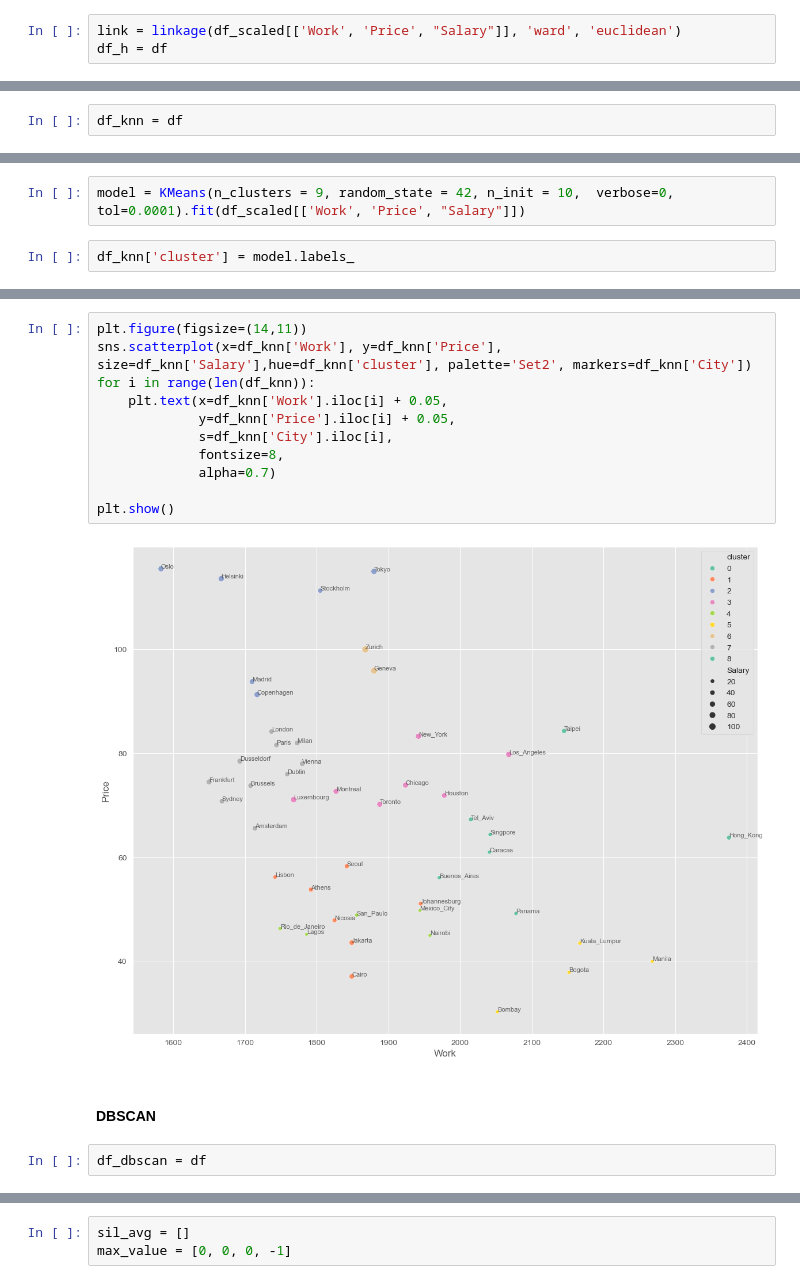
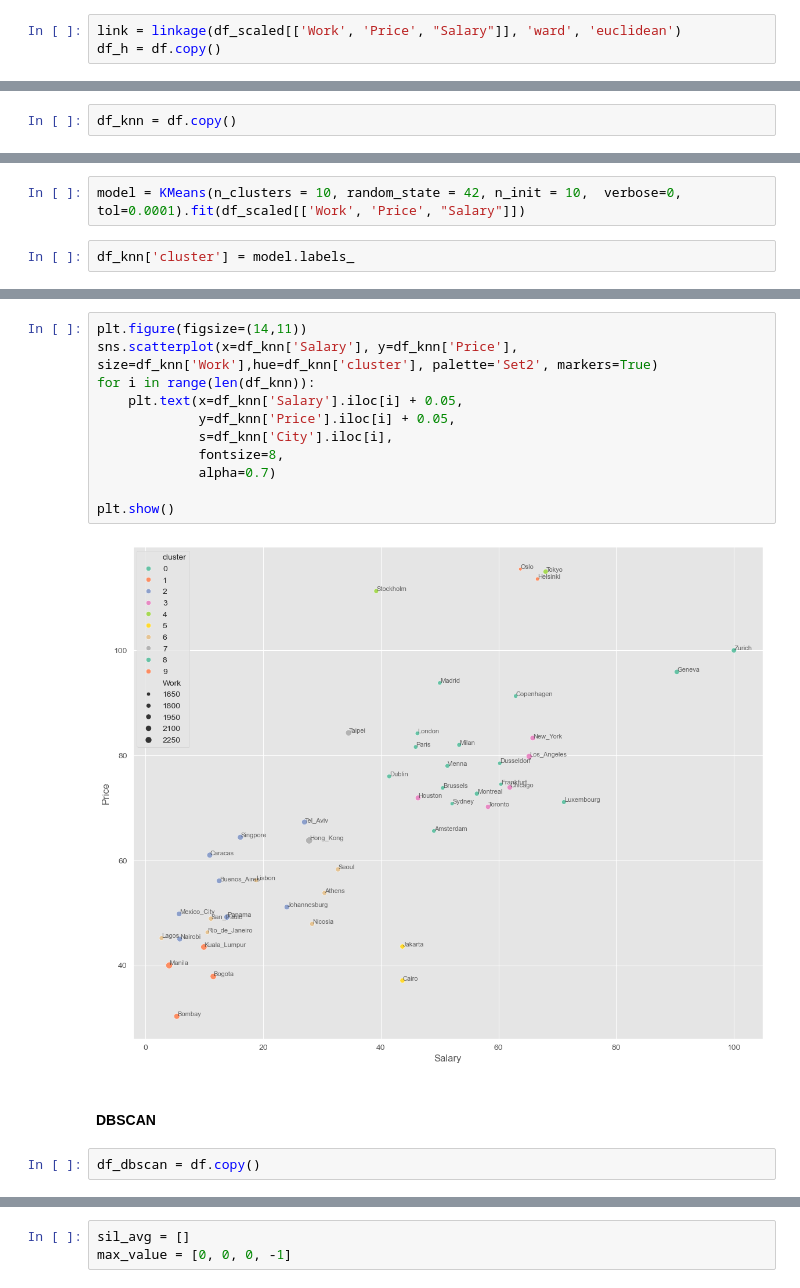
Before and after one commit to FEDOROV-ALEXANDER/Data_Analysis, a Jupyter notebook: cluster/задача_2_Economics of Cities/lab1.ipynb, the cells around one changed output, grey strips where cells are left out. Drawn from its saved outputs; the diff is of its cells as text.

```diff
--- a/cluster/задача_2_Economics of Cities/lab1.ipynb
+++ b/cluster/задача_2_Economics of Cities/lab1.ipynb
@@ -211,7 +240,7 @@ df_scaled
 #### Иерархический анализ
 # %%
 link = linkage(df_scaled[['Work', 'Price', "Salary"]], 'ward', 'euclidean')
-df_h = df
+df_h = df.copy()
 # %%
 
 link
@@ -334,7 +363,7 @@ plt.show()
 
 #### K-means
 # %%
-df_knn = df
+df_knn = df.copy()
 # %%
 import os
 os.environ["OMP_NUM_THREADS"] = "1"
@@ -358,5 +387,5 @@ plt.show()
 # %%
-model = KMeans(n_clusters = 9, random_state = 42, n_init = 10,  verbose=0, tol=0.0001).fit(df_scaled[['Work', 'Price', "Salary"]])
+model = KMeans(n_clusters = 10, random_state = 42, n_init = 10,  verbose=0, tol=0.0001).fit(df_scaled[['Work', 'Price', "Salary"]])
 # %%
 df_knn['cluster'] = model.labels_
 # %%
@@ -402,18 +432,18 @@ plt.show()
 # %%
 plt.figure(figsize=(14,11))
-sns.scatterplot(x=df_knn['Work'], y=df_knn['Price'], size=df_knn['Salary'],hue=df_knn['cluster'], palette='Set2', markers=df_knn['City'])
+sns.scatterplot(x=df_knn['Salary'], y=df_knn['Price'], size=df_knn['Work'],hue=df_knn['cluster'], palette='Set2', markers=True)
 for i in range(len(df_knn)):
-    plt.text(x=df_knn['Work'].iloc[i] + 0.05,
+    plt.text(x=df_knn['Salary'].iloc[i] + 0.05,
              y=df_knn['Price'].iloc[i] + 0.05,
              s=df_knn['City'].iloc[i],
              fontsize=8,
              alpha=0.7)
 
 plt.show()
 # %% [output]
-[figure, old version]
+[figure, new version]
 # %% [markdown]
 #### DBSCAN
 # %%
-df_dbscan = df
+df_dbscan = df.copy()
 # %%
```
Also changed, not shown: parts of 33 cells of this notebook, 2 other files.
